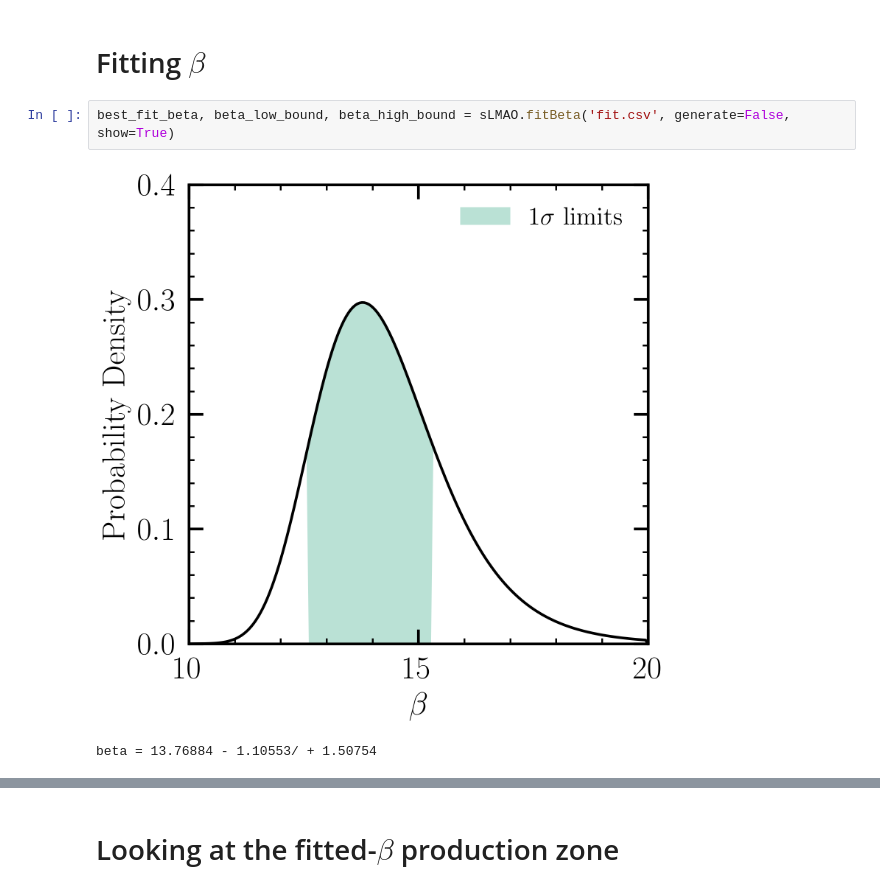
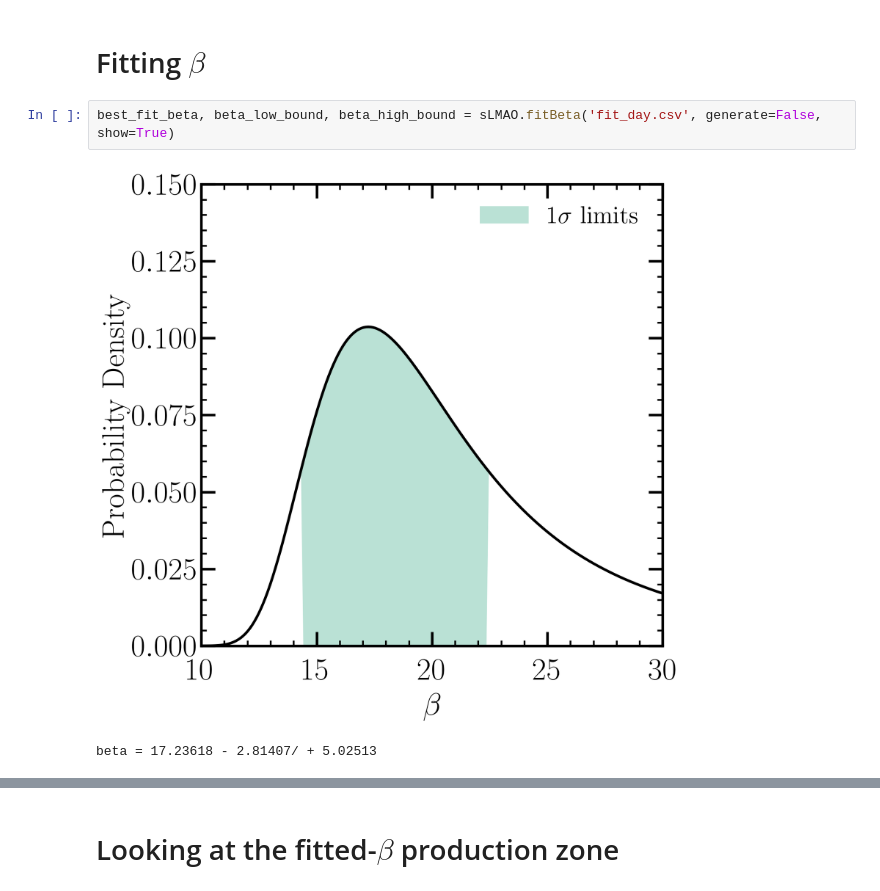
Before and after one commit to melanieAzaidel/solarLMAO, a Jupyter notebook: PlotFactory.ipynb, the cells around one changed output, grey strips where cells are left out. Drawn from its saved outputs; the diff is of its cells as text.

```diff
--- a/PlotFactory.ipynb
+++ b/PlotFactory.ipynb
@@ -296,10 +297,10 @@ plt.show()
 # %% [markdown]
 # Fitting $\beta$
 # %%
-best_fit_beta, beta_low_bound, beta_high_bound = sLMAO.fitBeta('fit.csv', generate=False, show=True)
+best_fit_beta, beta_low_bound, beta_high_bound = sLMAO.fitBeta('fit_day.csv', generate=False, show=True)
 # %% [output]
-[figure, old version]
+[figure, new version]
-beta = 13.76884 - 1.10553/ + 1.50754
+beta = 17.23618 - 2.81407/ + 5.02513
 # %%
 lines = inspect.getsource(sLMAO.fitBeta)
 print(lines)
```
Also changed, not shown: parts of 11 cells of this notebook, 15 other files.
